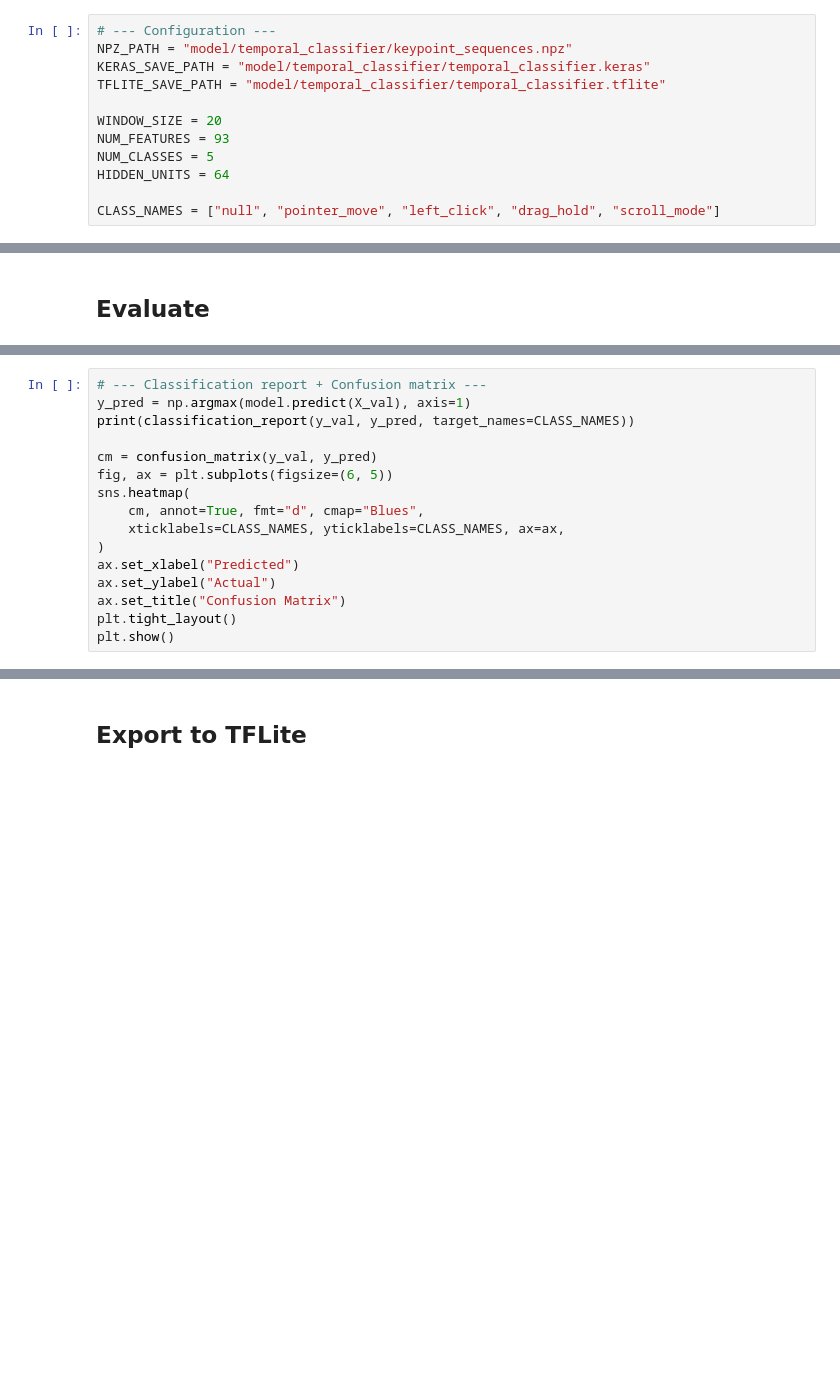
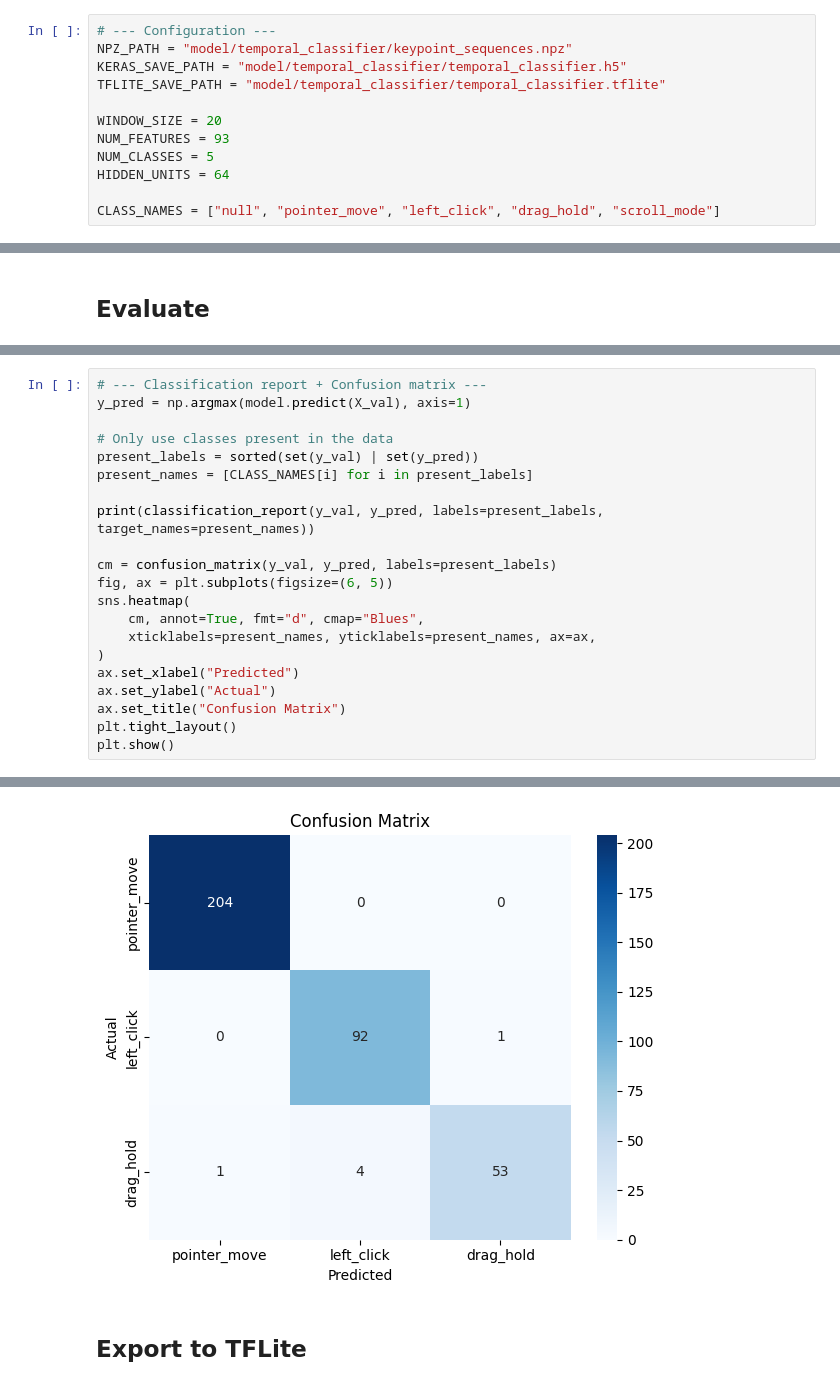
Before and after one commit to sakanaowo/TouchlessControl, a Jupyter notebook: temporal_classification.ipynb, the cells around one changed output, grey strips where cells are left out. Saved outputs shown, nothing was run; the diff lists cells and outputs as text; blank space fills up the shorter version.

```diff
--- a/temporal_classification.ipynb
+++ b/temporal_classification.ipynb
@@ -18,7 +18,7 @@ import os
 # %%
 # --- Configuration ---
 NPZ_PATH = "model/temporal_classifier/keypoint_sequences.npz"
-KERAS_SAVE_PATH = "model/temporal_classifier/temporal_classifier.keras"
+KERAS_SAVE_PATH = "model/temporal_classifier/temporal_classifier.h5"
 TFLITE_SAVE_PATH = "model/temporal_classifier/temporal_classifier.tflite"
 
 WINDOW_SIZE = 20
@@ -116,16 +168,22 @@ plt.show()
 # %%
 # --- Classification report + Confusion matrix ---
 y_pred = np.argmax(model.predict(X_val), axis=1)
-print(classification_report(y_val, y_pred, target_names=CLASS_NAMES))
 
-cm = confusion_matrix(y_val, y_pred)
+# Only use classes present in the data
+present_labels = sorted(set(y_val) | set(y_pred))
+present_names = [CLASS_NAMES[i] for i in present_labels]
+
+print(classification_report(y_val, y_pred, labels=present_labels, target_names=present_names))
+
+cm = confusion_matrix(y_val, y_pred, labels=present_labels)
 fig, ax = plt.subplots(figsize=(6, 5))
 sns.heatmap(
     cm, annot=True, fmt="d", cmap="Blues",
-    xticklabels=CLASS_NAMES, yticklabels=CLASS_NAMES, ax=ax,
+    xticklabels=present_names, yticklabels=present_names, ax=ax,
 )
 ax.set_xlabel("Predicted")
 ax.set_ylabel("Actual")
 ax.set_title("Confusion Matrix")
 plt.tight_layout()
 plt.show()
+# %% [output]
@@ -132,3 +200,4 @@ plt.show()
+[figure, added]
 # %% [markdown]
 ## Export to TFLite
 # %%
```
Also changed, not shown: parts of 9 cells of this notebook, 9 other files.
